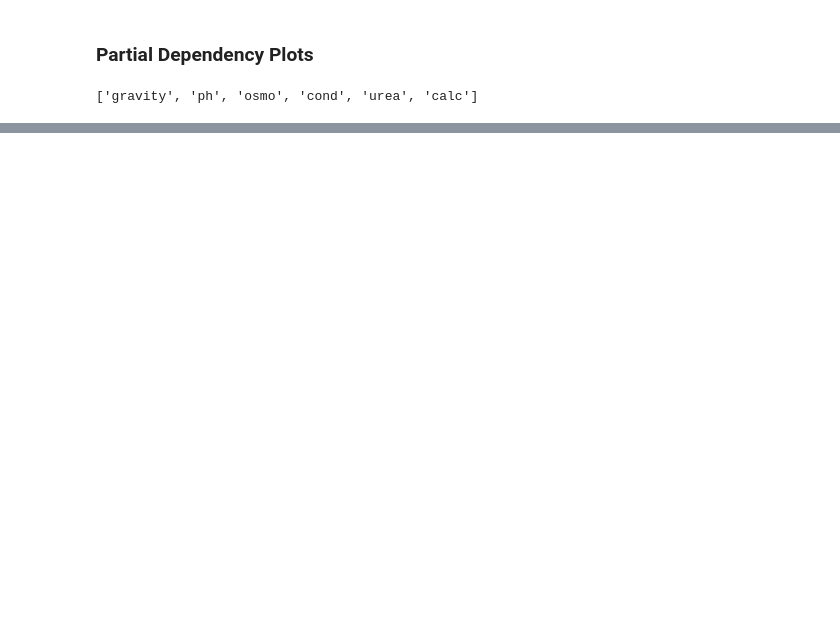
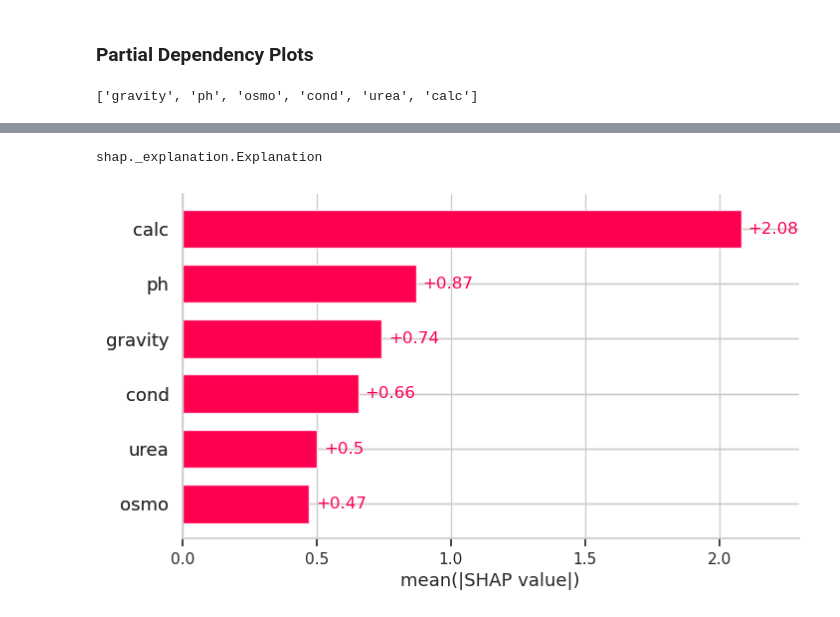
Before and after one commit to SilverSurferClash/ML_Best_Practices, a Jupyter notebook: bestprac-eda.ipynb, the cells around one changed output, grey strips where cells are left out. Drawn from its saved outputs; the diff is of its cells as text; code cells hidden in the pictures; blank space fills up the shorter version.

```diff
--- a/bestprac-eda.ipynb
+++ b/bestprac-eda.ipynb
@@ -355,0 +389,4 @@ partial_independent(train_bin, original_features)
+# %%
+model =  XGBClassifier()
+# %%
+model.fit(X_train, y_train)
@@ -355,0 +408,11 @@ partial_independent(train_bin, original_features)
+# %%
+explainer = shap.Explainer(model)
+shap_values = explainer(X_train)
+# %%
+type(shap_values)
+# %% [output]
+shap._explanation.Explanation
+# %%
+shap.plots.bar(shap_values)
+# %% [output]
+[figure, added]
```
Also changed, not shown: parts of 16 cells of this notebook.
